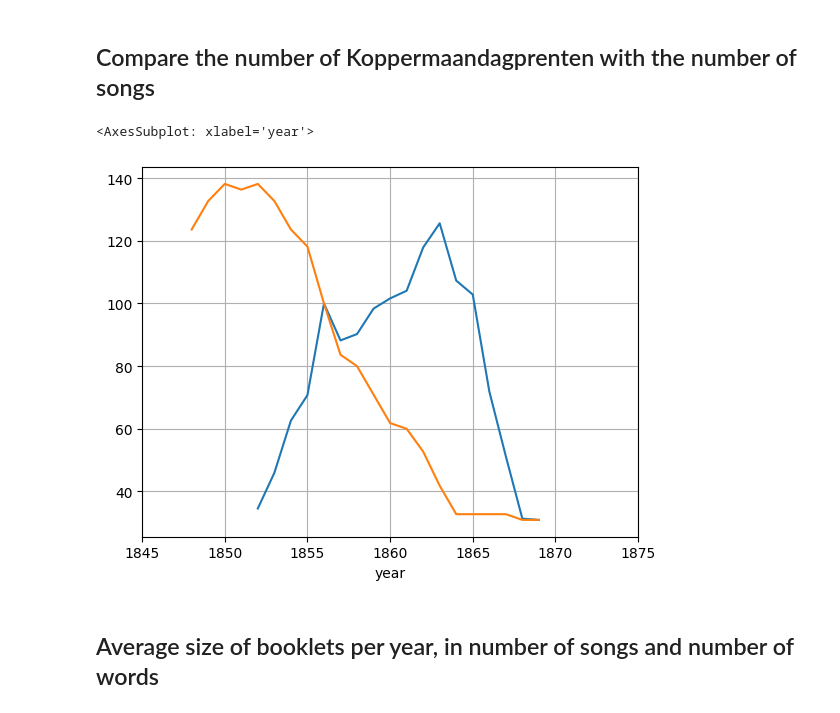
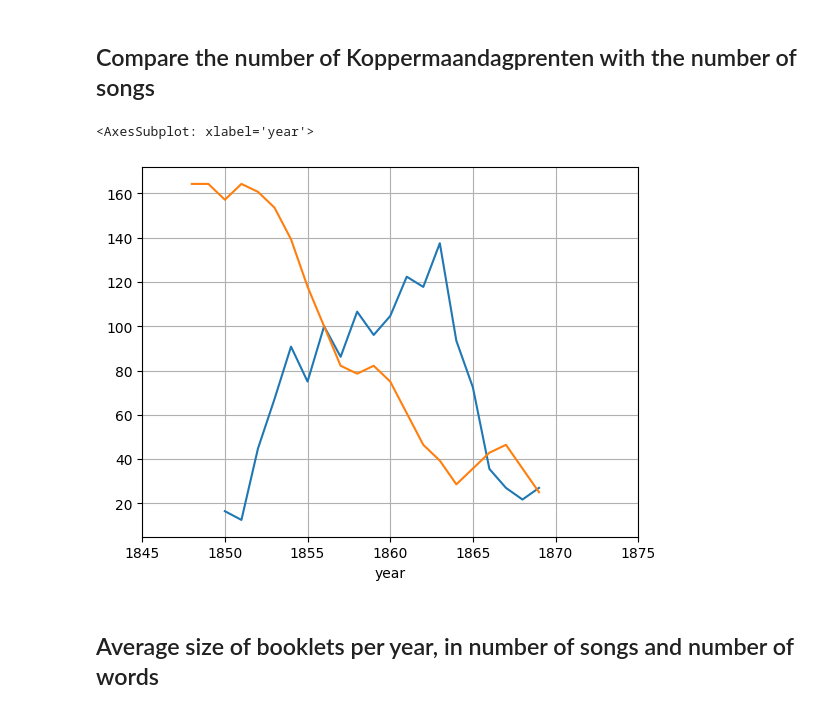
Before and after one commit to ivozandhuis/tv-liedjes, a Jupyter notebook: analysis.ipynb, the cells around one changed output. Cells and saved outputs as stored; diff of their text form; code cells hidden in the pictures.

```diff
--- a/analysis.ipynb
+++ b/analysis.ipynb
@@ -263,28 +263,28 @@ boekjesSlice.groupby('year').size().rolling(3).mean().plot(xlim=(1845,1875), gri
 # %% [markdown]
 ## Compare the number of Koppermaandagprenten with the number of songs
 # %%
-liedjesSerie = liedjesDF.groupby('jaartal').size().rolling(5).mean()
-prentenSerie = prentenDF['count'].rolling(5).mean()
+liedjesSerie = liedjesDF.groupby('jaartal').size().rolling(3).mean()
+prentenSerie = prentenDF['count'].rolling(3).mean()
 
 baseYear = 1856
 
 indexCijfersLiedjes = []
 for year in range(1848,1870): indexCijfersLiedjes.append((liedjesSerie.loc[year] / liedjesSerie.loc[baseYear]) * 100)
 
 indexCijfersPrenten = []
 for year in range(1848,1870): indexCijfersPrenten.append((prentenSerie.loc[year] / prentenSerie.loc[baseYear]) * 100)
 
 indexCijfersDF = pd.DataFrame()
 indexCijfersDF['year'] = range(1848,1870)
 indexCijfersDF['liedjesIndex'] = indexCijfersLiedjes
 indexCijfersDF['prentenIndex'] = indexCijfersPrenten
 
 indexCijfersDF = indexCijfersDF.set_index('year')
 indexCijfersDF['liedjesIndex'].plot(xlim=(1845,1875), grid=True)
 indexCijfersDF['prentenIndex'].plot(xlim=(1845,1875), grid=True)
 # %% [output]
 <AxesSubplot: xlabel='year'>
-[figure, old version]
+[figure, new version]
 # %% [markdown]
 ## Average size of booklets per year, in number of songs and number of words
 # %% [markdown]
```
Also changed, not shown: parts of 23 cells of this notebook, 18 other files.
